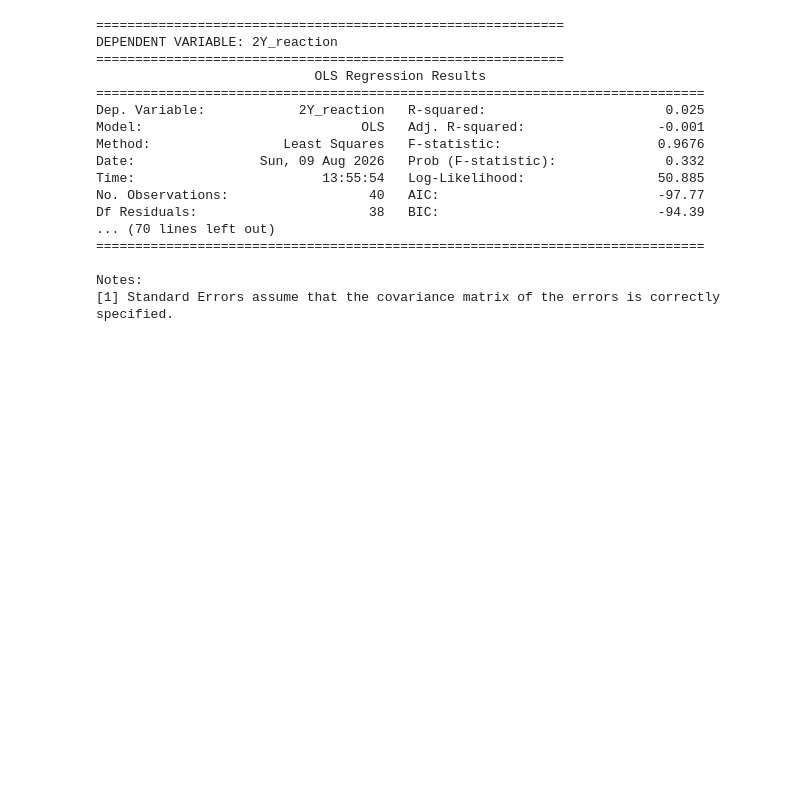
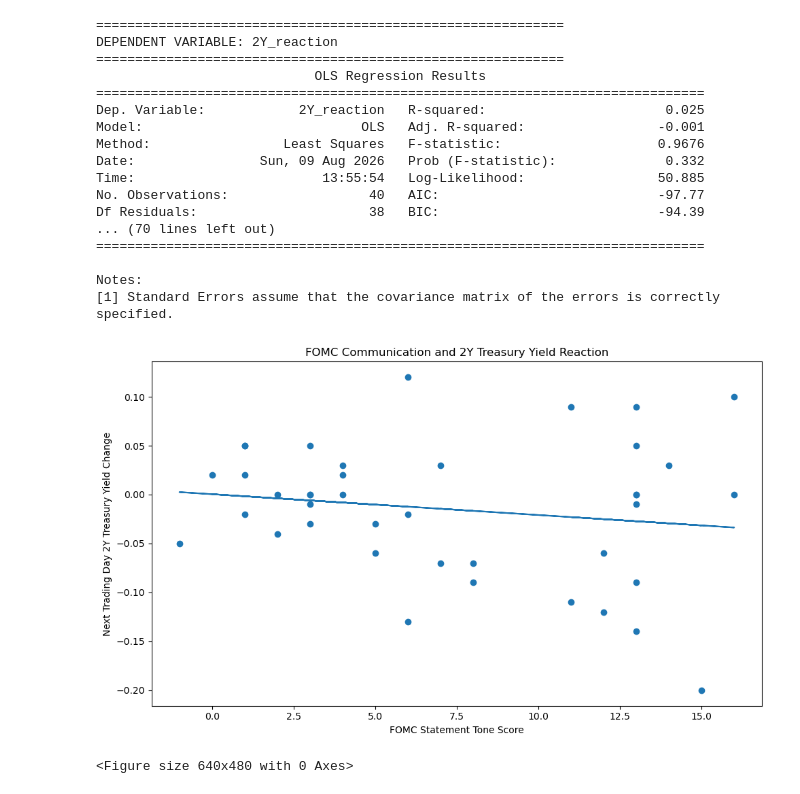
Before and after one commit to HuseynliGulara/prediction-markets-fed-policy-forecasting, a Jupyter notebook: notebooks/02_market_data.ipynb, the cells around one changed output. Drawn from its saved outputs; the diff is of its cells as text; code cells hidden in the pictures; blank space fills up the shorter version.

```diff
--- a/notebooks/02_market_data.ipynb
+++ b/notebooks/02_market_data.ipynb
@@ -374,3 +374,39 @@ Df Residuals:                      38   BIC:                            -94.39
 
 Notes:
 [1] Standard Errors assume that the covariance matrix of the errors is correctly specified.
+# %%
+import matplotlib.pyplot as plt
+import numpy as np
+
+x = fomc_market["tone_score"]
+y = fomc_market["2Y_reaction"]
+
+slope, intercept = np.polyfit(x, y, 1)
+
+plt.figure(figsize=(10, 6))
+
+plt.scatter(x, y)
+
+plt.plot(
+    x,
+    slope * x + intercept
+)
+
+plt.xlabel("FOMC Statement Tone Score")
+plt.ylabel("Next Trading Day 2Y Treasury Yield Change")
+plt.title("FOMC Communication and 2Y Treasury Yield Reaction")
+
+plt.tight_layout()
+plt.show()
+# %% [output]
+[figure, added]
+# %%
+plt.savefig(
+    "../figures/fomc_tone_2y_reaction.png",
+    dpi=300,
+    bbox_inches="tight"
+)
+
+plt.show()
+# %% [output]
+<Figure size 640x480 with 0 Axes>
```
Also changed, not shown: parts of 32 cells of this notebook, 4 other files.
